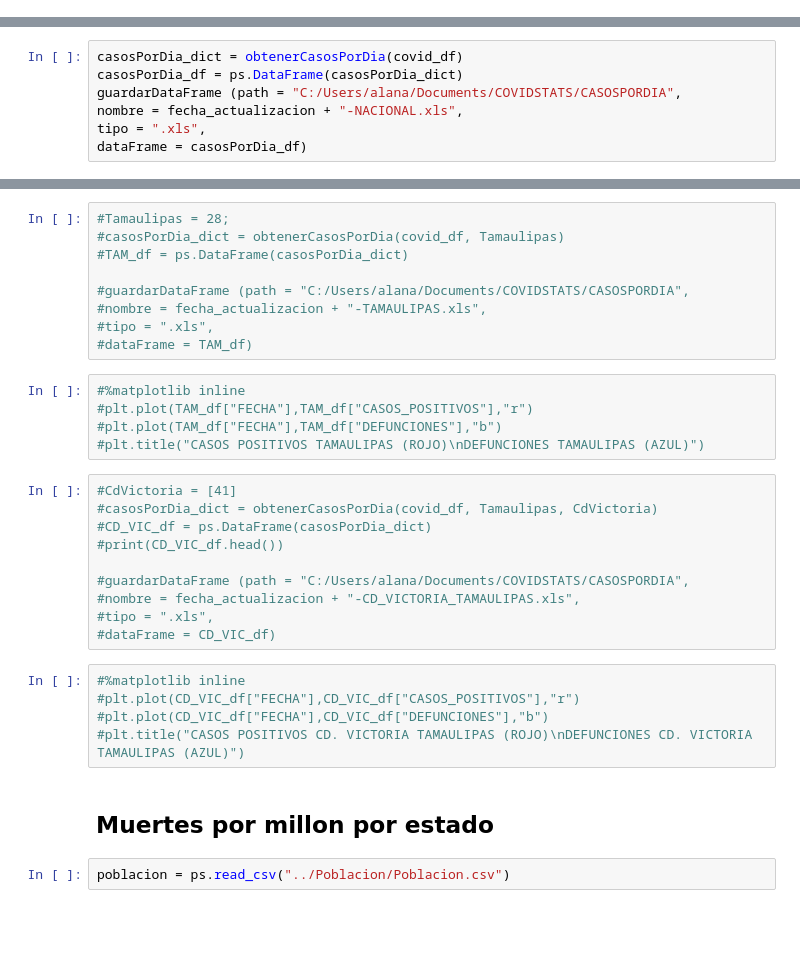
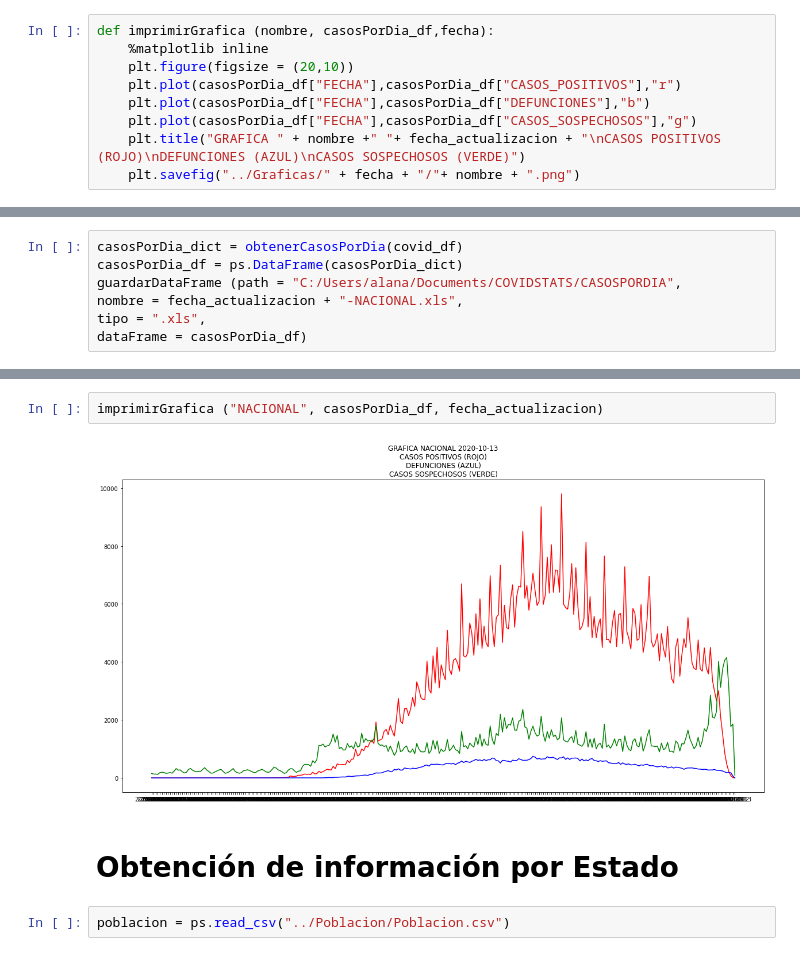
Before and after one commit to EduHdzVillasana/COVIDSTATSMX, a Jupyter notebook: Scripts/COVID_NB.ipynb, the cells around one changed output, grey strips where cells are left out. Cells and saved outputs as stored; diff of their text form; blank space fills up the shorter version.

Commit message:
Plots Automated
Aded a function to atomate creation of plots

```diff
--- a/Scripts/COVID_NB.ipynb
+++ b/Scripts/COVID_NB.ipynb
@@ -214,0 +206,9 @@ fechas = obtenerListaFechas(fecha_actualizacion)
+# %%
+def imprimirGrafica (nombre, casosPorDia_df,fecha):
+    %matplotlib inline
+    plt.figure(figsize = (20,10))
+    plt.plot(casosPorDia_df["FECHA"],casosPorDia_df["CASOS_POSITIVOS"],"r")
+    plt.plot(casosPorDia_df["FECHA"],casosPorDia_df["DEFUNCIONES"],"b")
+    plt.plot(casosPorDia_df["FECHA"],casosPorDia_df["CASOS_SOSPECHOSOS"],"g")
+    plt.title("GRAFICA " + nombre +" "+ fecha_actualizacion + "\nCASOS POSITIVOS (ROJO)\nDEFUNCIONES (AZUL)\nCASOS SOSPECHOSOS (VERDE)")
+    plt.savefig("../Graficas/" + fecha + "/"+ nombre + ".png")
@@ -273,33 +253,8 @@ plt.savefig("../Graficas/NACIONAL/"+fecha_actualizacion + "-NACIONAL.png")
-# %%
-#Tamaulipas = 28;
-#casosPorDia_dict = obtenerCasosPorDia(covid_df, Tamaulipas)
-#TAM_df = ps.DataFrame(casosPorDia_dict)
-
-#guardarDataFrame (path = "C:/Users/alana/Documents/COVIDSTATS/CASOSPORDIA",
-#nombre = fecha_actualizacion + "-TAMAULIPAS.xls",
-#tipo = ".xls",
-#dataFrame = TAM_df)
-# %%
-#%matplotlib inline
-#plt.plot(TAM_df["FECHA"],TAM_df["CASOS_POSITIVOS"],"r")
-#plt.plot(TAM_df["FECHA"],TAM_df["DEFUNCIONES"],"b")
-#plt.title("CASOS POSITIVOS TAMAULIPAS (ROJO)\nDEFUNCIONES TAMAULIPAS (AZUL)")
-# %%
-#CdVictoria = [41]
-#casosPorDia_dict = obtenerCasosPorDia(covid_df, Tamaulipas, CdVictoria)
-#CD_VIC_df = ps.DataFrame(casosPorDia_dict)
-#print(CD_VIC_df.head())
-
-#guardarDataFrame (path = "C:/Users/alana/Documents/COVIDSTATS/CASOSPORDIA",
-#nombre = fecha_actualizacion + "-CD_VICTORIA_TAMAULIPAS.xls",
-#tipo = ".xls",
-#dataFrame = CD_VIC_df)
-# %%
-#%matplotlib inline
-#plt.plot(CD_VIC_df["FECHA"],CD_VIC_df["CASOS_POSITIVOS"],"r")
-#plt.plot(CD_VIC_df["FECHA"],CD_VIC_df["DEFUNCIONES"],"b")
-#plt.title("CASOS POSITIVOS CD. VICTORIA TAMAULIPAS (ROJO)\nDEFUNCIONES CD. VICTORIA TAMAULIPAS (AZUL)")
-# %% [markdown]
-## Muertes por millon por estado
+# %%
+imprimirGrafica ("NACIONAL", casosPorDia_df, fecha_actualizacion)
+# %% [output]
+[figure, added]
+# %% [markdown]
+# Obtención de información por Estado
 # %%
 poblacion = ps.read_csv("../Poblacion/Poblacion.csv")
```
Also changed, not shown: parts of 17 cells of this notebook, 35 other files.
